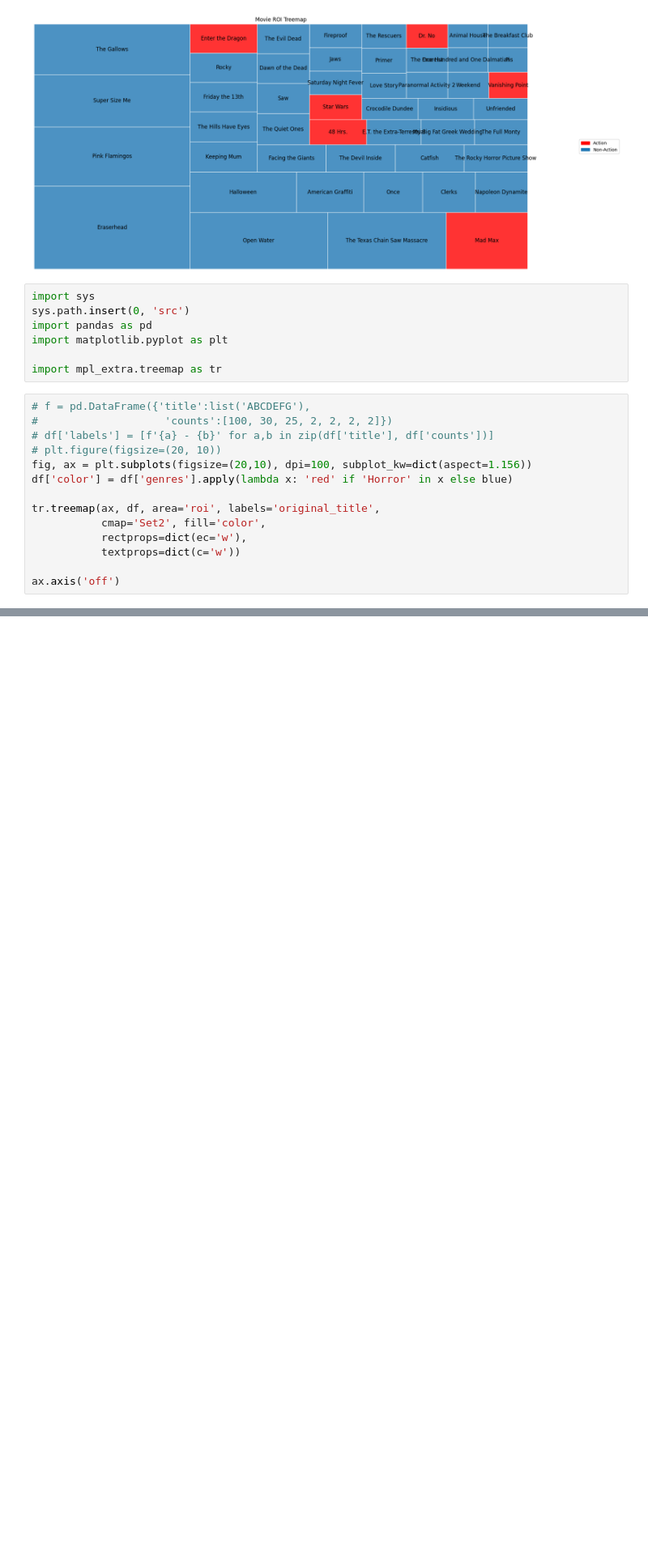
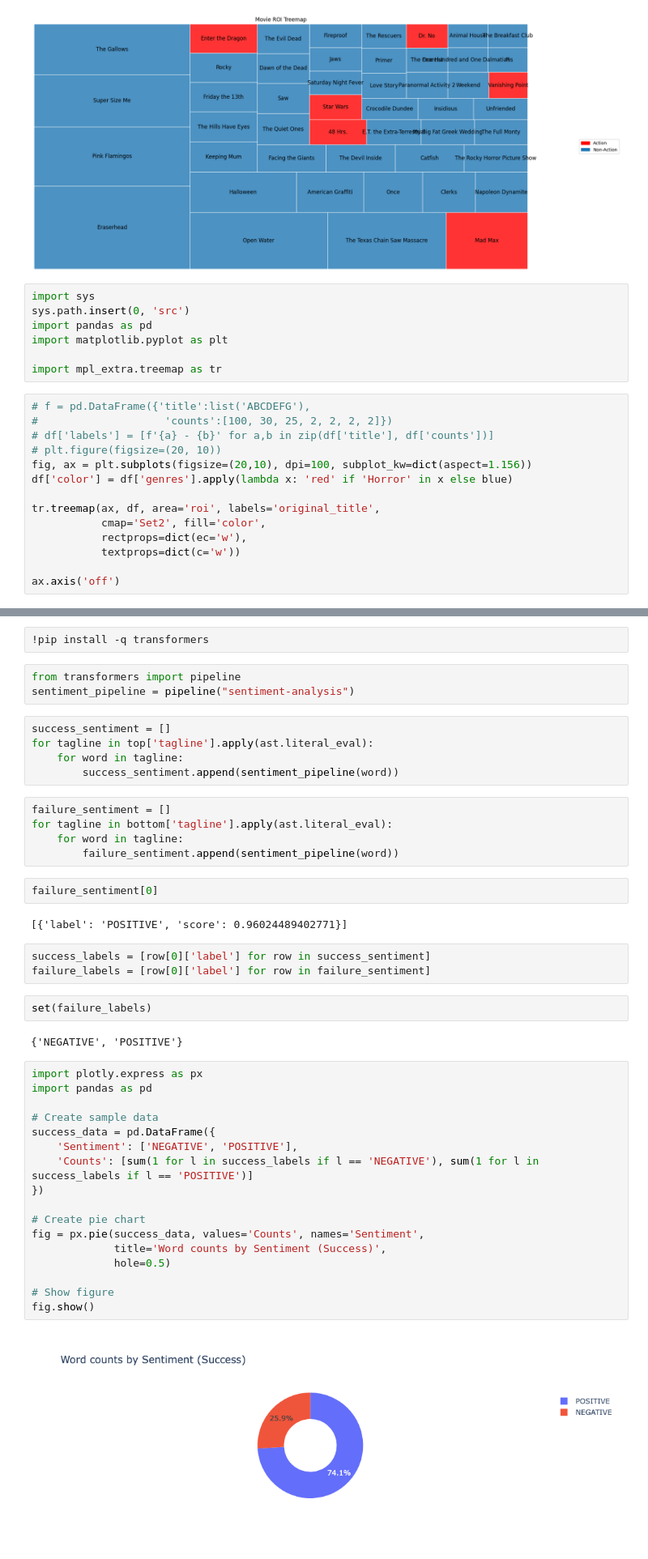
Before and after one commit to canxiu-zhang/ML_YUniv, a Jupyter notebook: ml_1010/ind_projects/ind1_Movie_ROI_visulization.ipynb, the cells around one changed output, grey strips where cells are left out. Shown at 81% size. Saved outputs shown, nothing was run; the diff lists cells and outputs as text; blank space fills up the shorter version.

```diff
--- a/ml_1010/ind_projects/ind1_Movie_ROI_visulization.ipynb
+++ b/ml_1010/ind_projects/ind1_Movie_ROI_visulization.ipynb
@@ -529,0 +849,45 @@ ax.axis('off')
+# %%
+!pip install -q transformers
+# %%
+from transformers import pipeline
+sentiment_pipeline = pipeline("sentiment-analysis")
+# %%
+success_sentiment = []
+for tagline in top['tagline'].apply(ast.literal_eval):
+    for word in tagline:
+        success_sentiment.append(sentiment_pipeline(word))
+# %%
+failure_sentiment = []
+for tagline in bottom['tagline'].apply(ast.literal_eval):
+    for word in tagline:
+        failure_sentiment.append(sentiment_pipeline(word))
+# %%
+failure_sentiment[0]
+# %% [output]
+[{'label': 'POSITIVE', 'score': 0.96024489402771}]
+# %%
+success_labels = [row[0]['label'] for row in success_sentiment]
+failure_labels = [row[0]['label'] for row in failure_sentiment]
+# %%
+set(failure_labels)
+# %% [output]
+{'NEGATIVE', 'POSITIVE'}
+# %%
+import plotly.express as px
+import pandas as pd
+
+# Create sample data
+success_data = pd.DataFrame({
+    'Sentiment': ['NEGATIVE', 'POSITIVE'],
+    'Counts': [sum(1 for l in success_labels if l == 'NEGATIVE'), sum(1 for l in success_labels if l == 'POSITIVE')]
+})
+
+# Create pie chart
+fig = px.pie(success_data, values='Counts', names='Sentiment',
+             title='Word counts by Sentiment (Success)',
+             hole=0.5)
+
+# Show figure
+fig.show()
+# %% [output]
+[figure, added]
```
Also changed, not shown: parts of 33 cells of this notebook.
